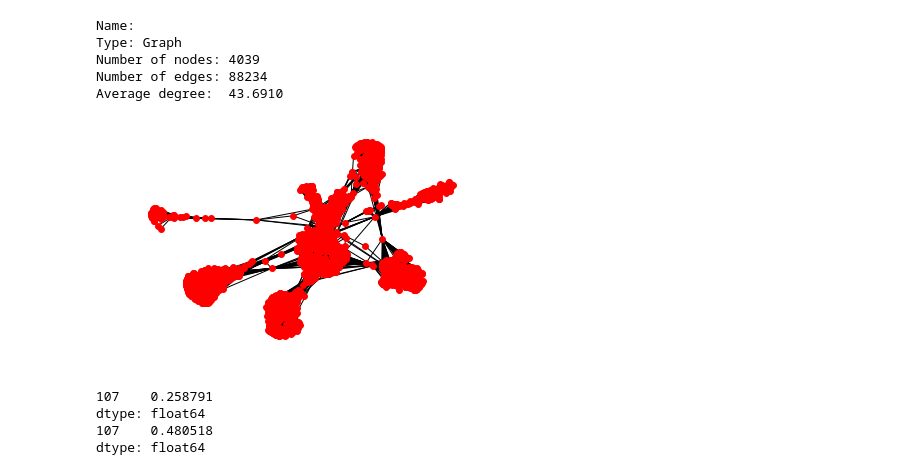
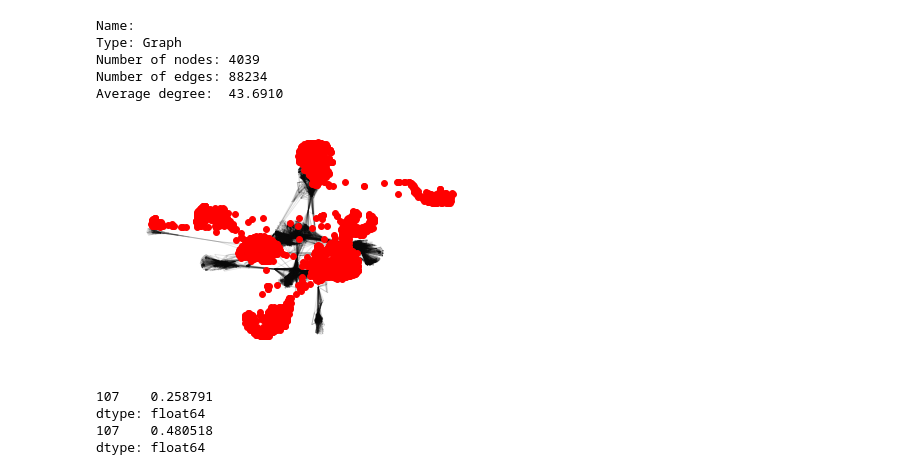
Before and after one commit to sherna90/matematicas_discretas, a Jupyter notebook: redes_sociales.ipynb, the cells around one changed output. Drawn from its saved outputs; the diff is of its cells as text; code cells hidden in the pictures.

```diff
--- a/redes_sociales.ipynb
+++ b/redes_sociales.ipynb
@@ -46,10 +49,11 @@ Number of edges: 88234
 Average degree:  43.6910
 # %%
 plt.axis("off")
-nx.draw_networkx(G_fb,pos=nx.spring_layout(G_fb),with_labels=False,node_size=35)
+nx.draw_networkx_nodes(G_fb,pos=nx.spring_layout(G_fb),with_labels=False,node_size=35)
+nx.draw_networkx_edges(G_fb,pos=nx.spring_layout(G_fb),with_labels=False,alpha=0.1)
 plt.show()
 # %% [output]
-[figure, old version]
+[figure, new version]
 # %%
 cd_fb=nx.degree_centrality(G_fb)
 cb_fb=nx.betweenness_centrality(G_fb)
```
Also changed, not shown: parts of 4 cells of this notebook, 1 other file.
